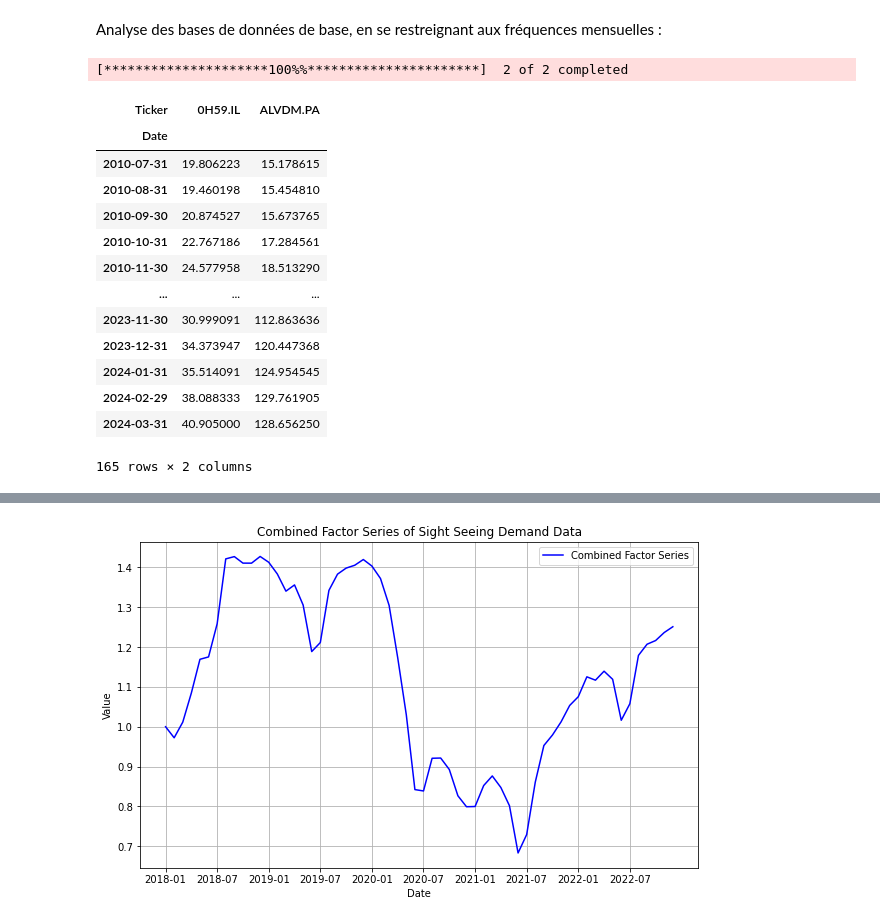
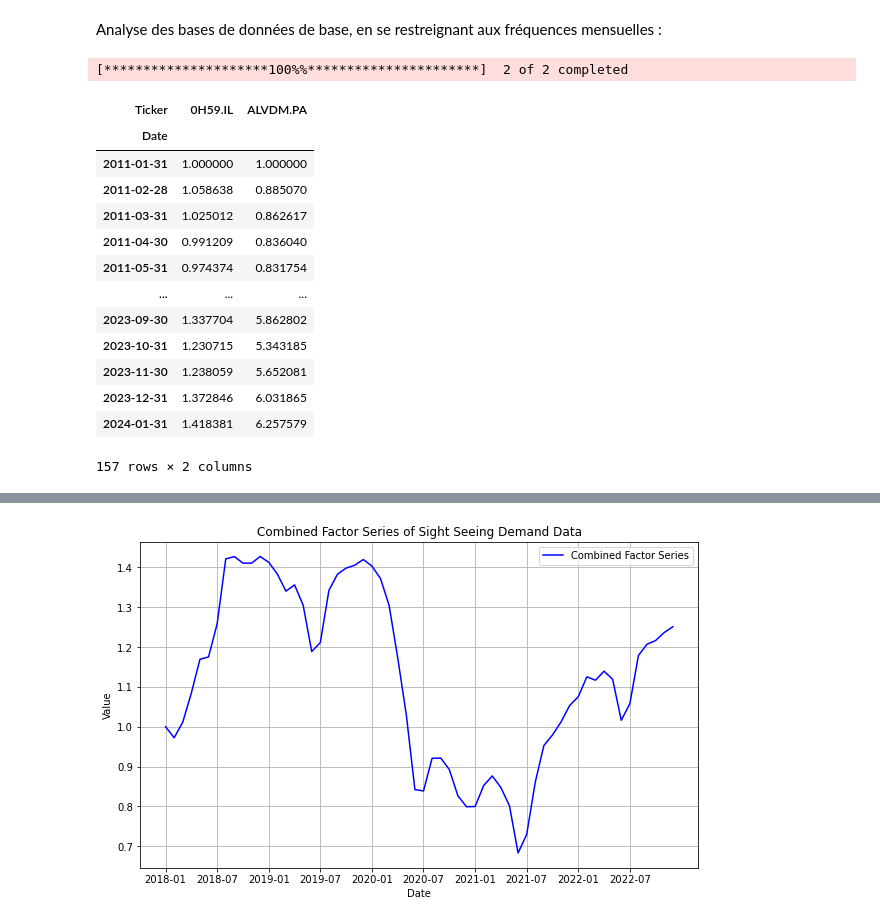
Before and after one commit to Laveine-v2/MODS206-DFM, a Jupyter notebook: Data_analysis.ipynb, the cells around one changed output, grey strips where cells are left out. Cells and saved outputs as stored; diff of their text form; code cells hidden in the pictures.

```diff
--- a/Data_analysis.ipynb
+++ b/Data_analysis.ipynb
@@ -19,37 +19,39 @@ pio.templates.default = "plotly_white"
 # %%
 #imports de capitalisations boursières des grandes entreprises du tourisme
 def get_data(assets, start_date, end_date):
     """
     Récupère les données des actions sur Yahoo Finance
     """
     return yf.download(assets, start=start_date, end=end_date)['Adj Close']
 
 assets = ['0H59.IL', 'ALVDM.PA']
 N = 5000 # Complétez avec le nombre de jours historiques
 
 start_date = dt.datetime.now() - dt.timedelta(days=N)
 end_date = dt.datetime.now()
 
 data = get_data(assets, start_date, end_date)
 data
 monthly_data = data.resample('M').mean()
+monthly_data =  monthly_data['2011-01':'2024-01']
+monthly_data = monthly_data / monthly_data.iloc[0]
 monthly_data
 # %% [output]
 [*********************100%%**********************]  2 of 2 completed
 | Ticker | 0H59.IL | ALVDM.PA |
 | Date |  |  |
-| 2010-07-31 | 19.806223 | 15.178615 |
-| 2010-08-31 | 19.460198 | 15.454810 |
-| 2010-09-30 | 20.874527 | 15.673765 |
-| 2010-10-31 | 22.767186 | 17.284561 |
-| 2010-11-30 | 24.577958 | 18.513290 |
+| 2011-01-31 | 1.000000 | 1.000000 |
+| 2011-02-28 | 1.058638 | 0.885070 |
+| 2011-03-31 | 1.025012 | 0.862617 |
+| 2011-04-30 | 0.991209 | 0.836040 |
+| 2011-05-31 | 0.974374 | 0.831754 |
 | ... | ... | ... |
-| 2023-11-30 | 30.999091 | 112.863636 |
-| 2023-12-31 | 34.373947 | 120.447368 |
-| 2024-01-31 | 35.514091 | 124.954545 |
-| 2024-02-29 | 38.088333 | 129.761905 |
-| 2024-03-31 | 40.905000 | 128.656250 |
+| 2023-09-30 | 1.337704 | 5.862802 |
+| 2023-10-31 | 1.230715 | 5.343185 |
+| 2023-11-30 | 1.238059 | 5.652081 |
+| 2023-12-31 | 1.372846 | 6.031865 |
+| 2024-01-31 | 1.418381 | 6.257579 |
-165 rows × 2 columns
+157 rows × 2 columns
 # %%
 # Affichage des données superposé avec plotly pour une année
 fig = go.Figure()
```
Also changed, not shown: parts of 7 cells of this notebook.
